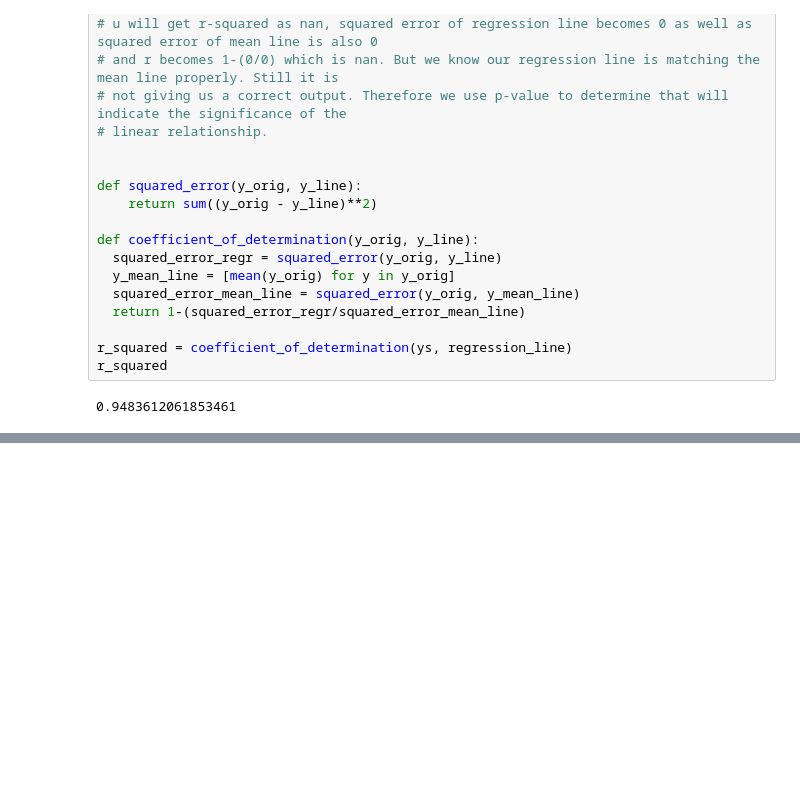
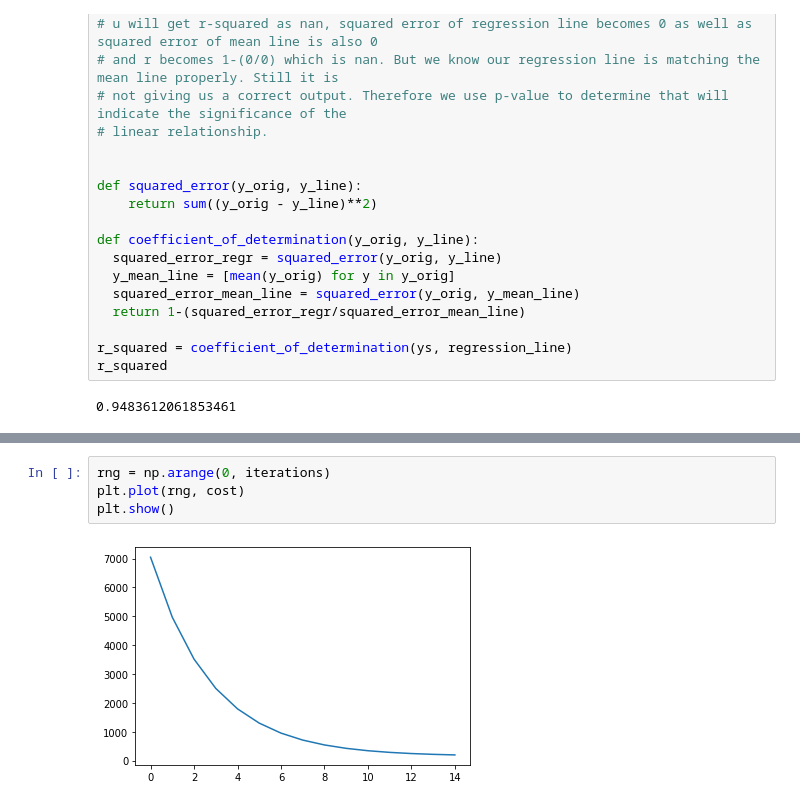
Before and after one commit to drishtigulenia/data-science-Implementations, a Jupyter notebook: linearRegressionImplementation.ipynb, the cells around one changed output, grey strips where cells are left out. Drawn from its saved outputs; the diff is of its cells as text; blank space fills up the shorter version.

```diff
--- a/linearRegressionImplementation.ipynb
+++ b/linearRegressionImplementation.ipynb
@@ -96,0 +137,6 @@ r_squared
+# %%
+rng = np.arange(0, iterations)
+plt.plot(rng, cost)
+plt.show()
+# %% [output]
+[figure, added]
```
Also changed, not shown: parts of 4 cells of this notebook.
